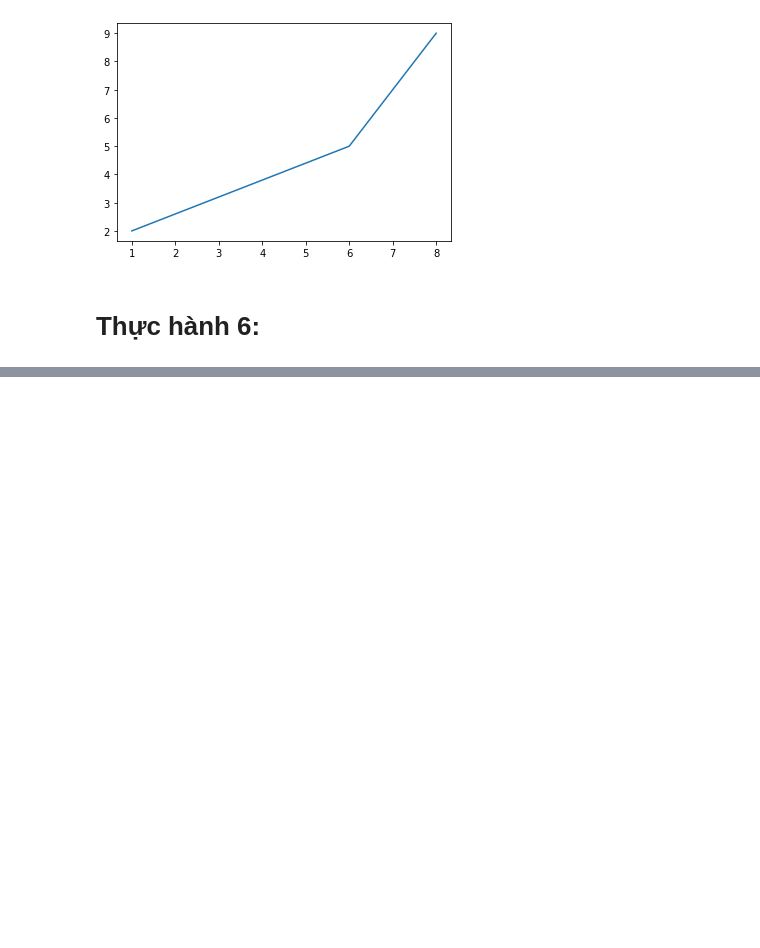
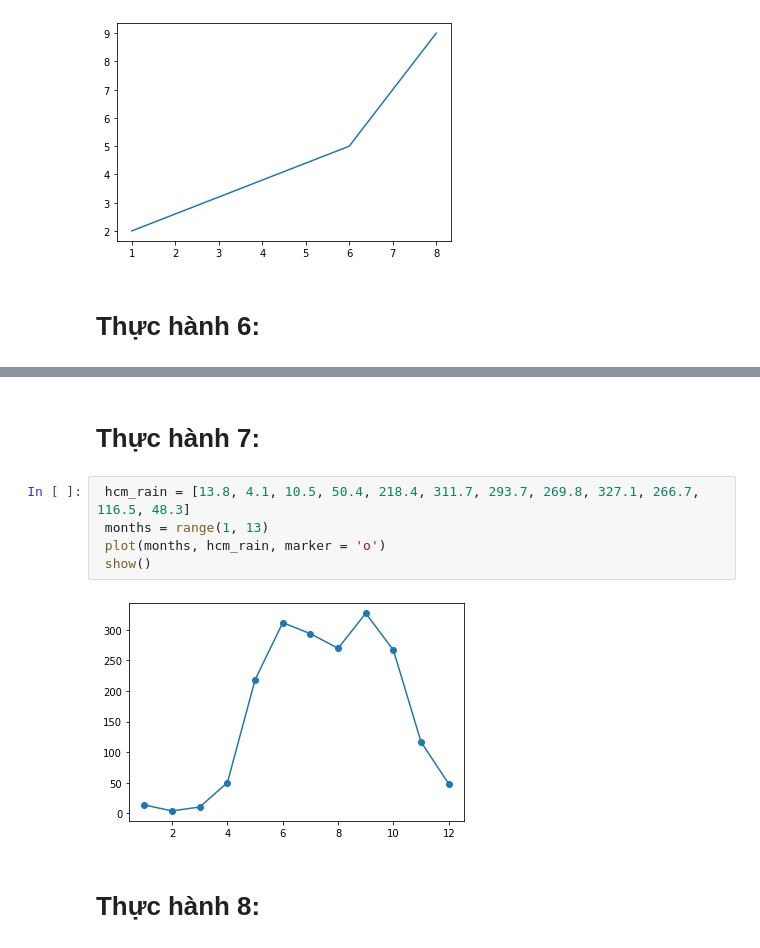
Before and after one commit to BuiGiaAn/ThucHanhToanCC, a Jupyter notebook: Chuong2.ipynb, the cells around one changed output, grey strips where cells are left out. Drawn from its saved outputs; the diff is of its cells as text; blank space fills up the shorter version.

```diff
--- a/Chuong2.ipynb
+++ b/Chuong2.ipynb
@@ -97,0 +100,11 @@ NameError: ignored
+# %% [markdown]
+# **Thực hành 7:**
+# %%
+ hcm_rain = [13.8, 4.1, 10.5, 50.4, 218.4, 311.7, 293.7, 269.8, 327.1, 266.7, 116.5, 48.3]
+ months = range(1, 13)
+ plot(months, hcm_rain, marker = 'o')
+ show()
+# %% [output]
+[figure, added]
+# %% [markdown]
+# **Thực hành 8:**
```
Also changed, not shown: parts of 12 cells of this notebook.
